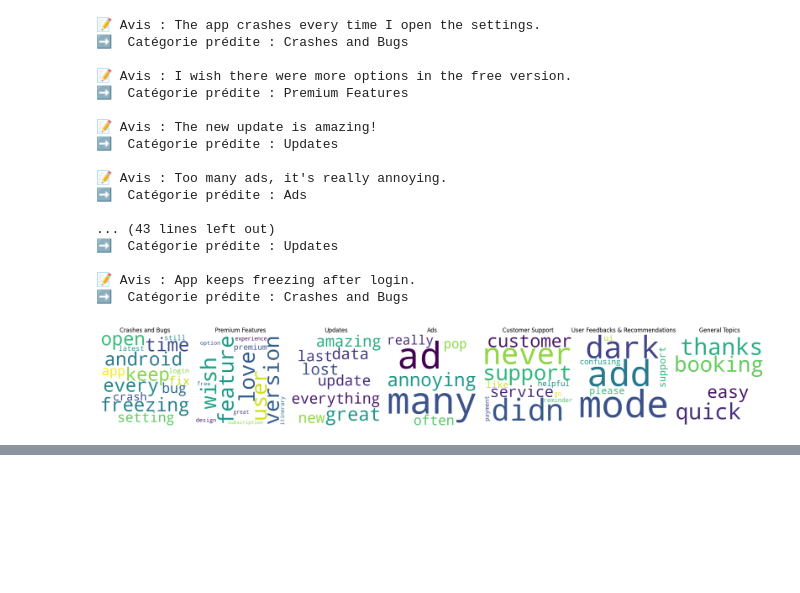
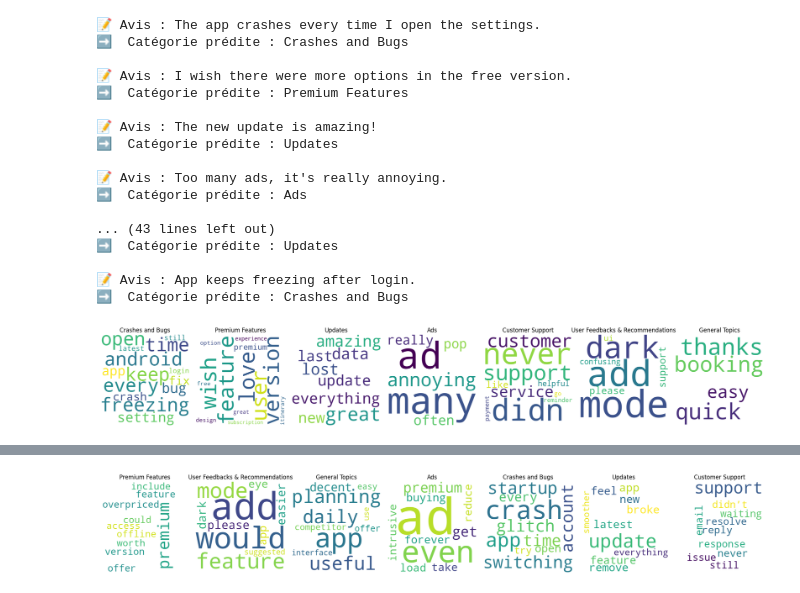
Before and after one commit to Hostilemystery/chatbot-pour-identification-les-types-d-avis-des-utilisateurs-d-une-app-enfin-de-mieux-les-traiter, a Jupyter notebook: eda.ipynb, the cells around one changed output, grey strips where cells are left out. Cells and saved outputs as stored; diff of their text form; code cells hidden in the pictures; blank space fills up the shorter version.

```diff
--- a/eda.ipynb
+++ b/eda.ipynb
@@ -321,0 +446,25 @@ plt.show()
+# %%
+from collections import Counter
+
+plt.figure(figsize=(20, 5))
+classes = df['label'].unique()
+
+for i, class_label in enumerate(classes):
+    # Sélectionner les tokens de la classe
+    tokens = df[df['label'] == class_label]['tokens'].sum()
+    # Compter les mots les plus fréquents
+    most_common = Counter(tokens).most_common(10)
+    word_freq = dict(most_common)
+
+    wc = WordCloud(width=400, height=400, background_color='white')
+    wc.generate_from_frequencies(word_freq)
+
+    plt.subplot(1, len(classes), i + 1)
+    plt.imshow(wc, interpolation='bilinear')
+    plt.axis('off')
+    plt.title(class_label, fontsize=12)
+
+plt.tight_layout()
+plt.show()
+# %% [output]
+[figure, added]
```
Also changed, not shown: parts of 4 cells of this notebook, 22 other files.
